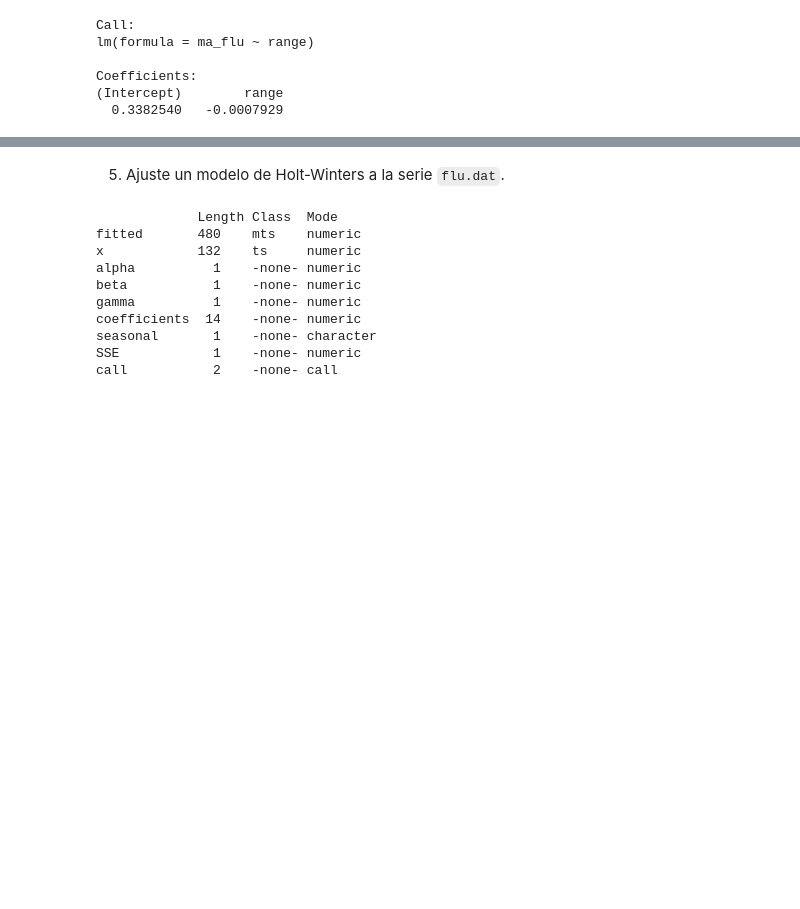
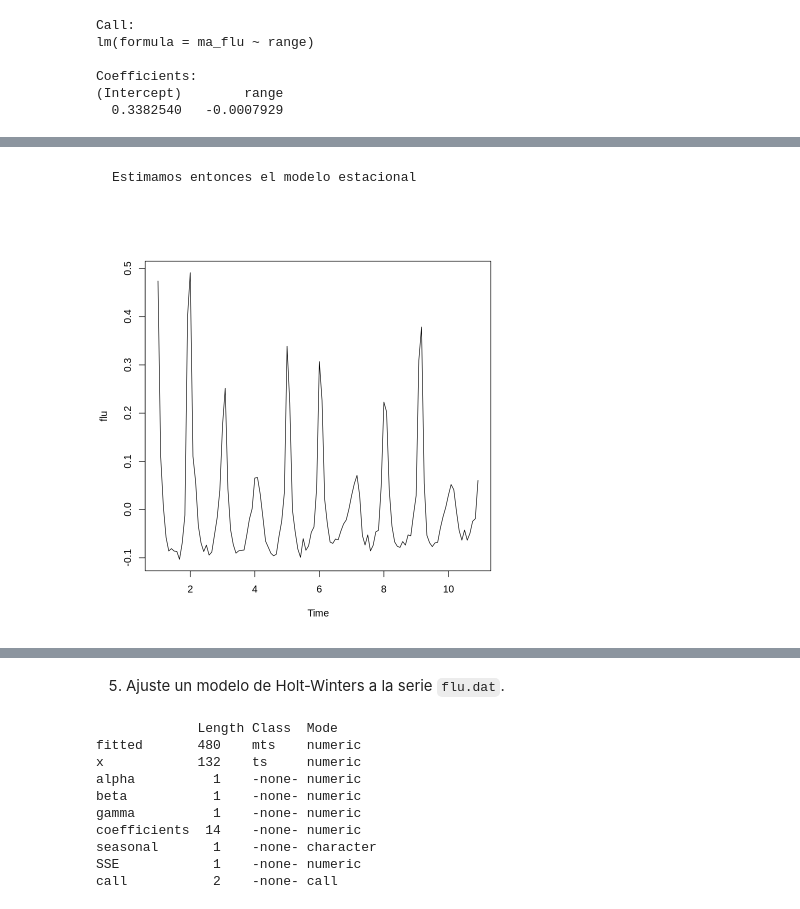
Before and after one commit to brunomb97/mat267-proyectos, a Jupyter notebook: proyecto01/proyecto01.ipynb, the cells around one changed output, grey strips where cells are left out. Saved outputs shown, nothing was run; the diff lists cells and outputs as text; code cells hidden in the pictures; blank space fills up the shorter version.

````diff
--- a/proyecto01/proyecto01.ipynb
+++ b/proyecto01/proyecto01.ipynb
@@ -97,0 +90,9 @@ seqplot.ts(ma_flu, w, ylab="Flu")
+# %% [markdown]
+```
+Estimamos entonces el modelo estacional
+```
+# %%
+seasonal <- flu - trend
+plot(seasonal)
+# %% [output]
+[figure, added]
````
Also changed, not shown: parts of 25 cells of this notebook.
